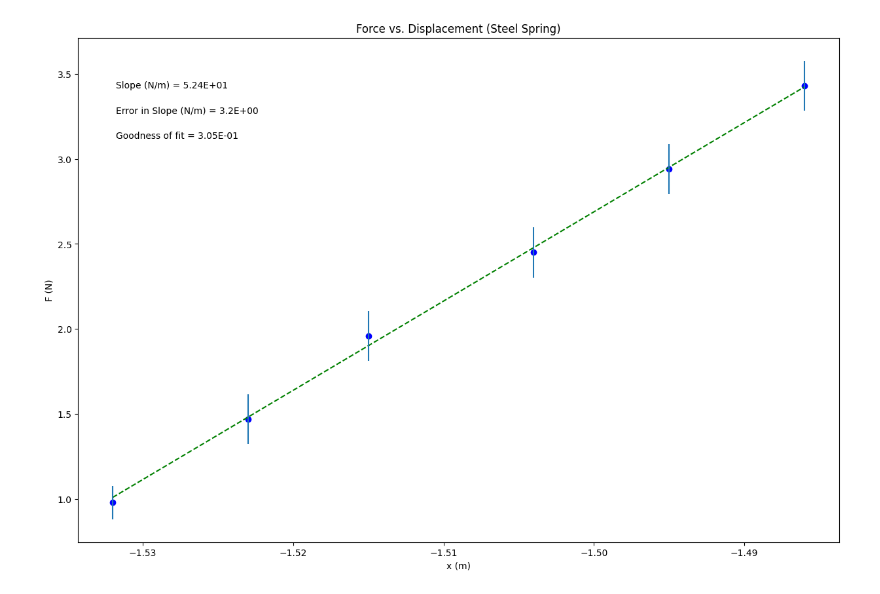
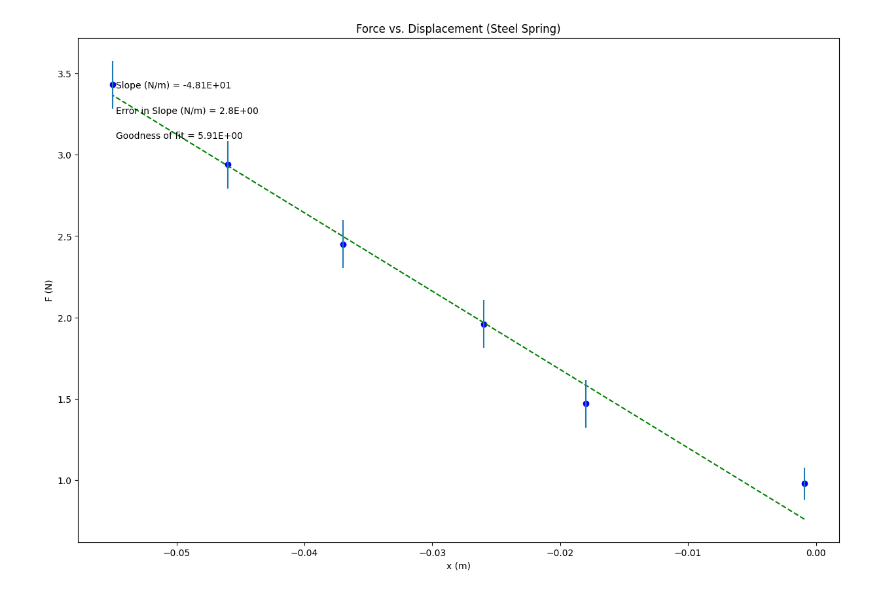
Before and after one commit to emoney175343/PHSX_216N, a Jupyter notebook: PHSX_216N_Steel.ipynb, the cells around one changed output. Cells and saved outputs as stored; diff of their text form; code cells hidden in the pictures.

```diff
--- a/PHSX_216N_Steel.ipynb
+++ b/PHSX_216N_Steel.ipynb
@@ -15,7 +15,7 @@ import matplotlib.pyplot as plt
 #Data Section - Create Arrays for data. Perform necessary calculations.
 #CHANGE THE VARIABLE NAMES and numbers to match your data
 
-x = np.array([-1.532, -1.523, -1.515, -1.504, -1.495, -1.486]) #what are units?
+x = np.array([-0.0009, -0.018, -0.026, -0.037, -0.046, -0.055]) #what are units?
 F = np.array([0.98, 1.47, 1.96, 2.45, 2.94, 3.43]) #what are units?
 
 
@@ -88,31 +88,31 @@ elif annotation_placement==3 or annotation_placement==4:
     ypos=[.2,.15,.1]
 
 #-----------------------------------------------------------------------#
 #Don't need to change anything in this section!
 
 #Plot data on graph. Plot error bars and place values for slope,
 #error in slope and goodness of fit on the plot using "annotate"
 
 plt.figure(figsize=(15,10))
 
 plt.plot(x, fit, color='green', linestyle='--')
 plt.scatter(x, y, color='blue', marker='o')
 
 plt.xlabel(x_label)
 plt.ylabel(y_label)
 plt.title(plot_title)
 
 plt.errorbar(x, y, yerr=dy, xerr=None, fmt="none") #don't need to plot x error bars
 
 plt.annotate('Slope ({}) = {value:.{digits}E}'.format(slope_units,value=m, digits=2),
              (xpos, ypos[0]), xycoords='axes fraction')
 
 plt.annotate('Error in Slope ({}) = {value:.{digits}E}'.format(slope_units,value=dm, digits=1),
              (xpos, ypos[1]), xycoords='axes fraction')
 
 plt.annotate('Goodness of fit = {value:.{digits}E}'.format(value=N, digits=2),
              (xpos, ypos[2]), xycoords='axes fraction')
 
 plt.show()
 # %% [output]
-[figure, old version]
+[figure, new version]
```
